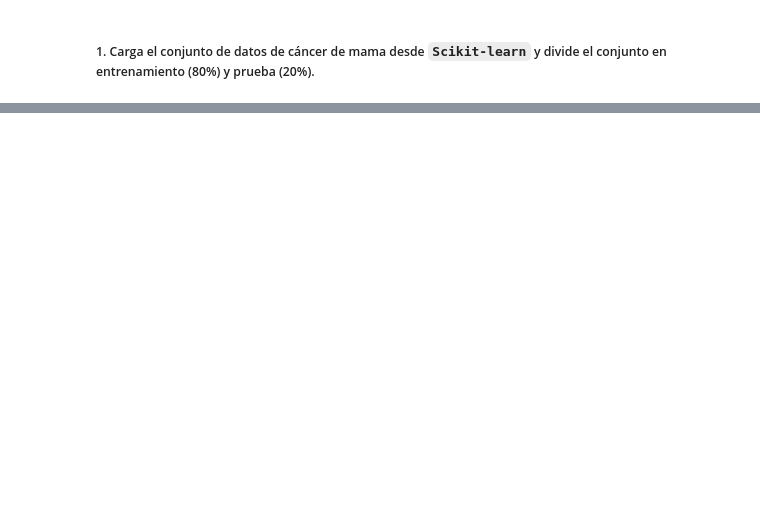
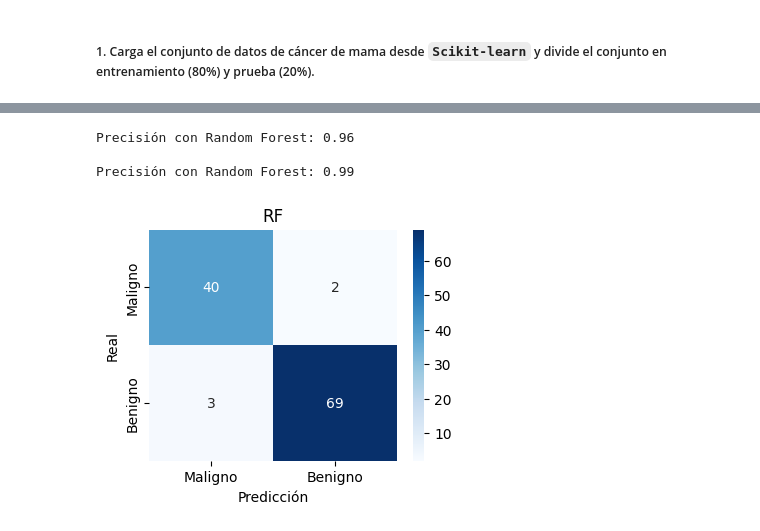
Before and after one commit to RodrigoRiveraRico/data_science_FCiencias, a Jupyter notebook: Clase_10/Clase_10.ipynb, the cells around one changed output, grey strips where cells are left out. Cells and saved outputs as stored; diff of their text form; code cells hidden in the pictures; blank space fills up the shorter version.

```diff
--- a/Clase_10/Clase_10.ipynb
+++ b/Clase_10/Clase_10.ipynb
@@ -239,0 +331,23 @@ array=[0. 0. 0. 0. 0. 0. 0. 0. 0. 0. 0. 0. 0. 0. 0. 0. 0. 0. 0. 1. 1. 1. 0. 0.
+# %%
+rf = RandomForestClassifier(n_estimators=100, max_depth=5, random_state=seed)
+
+rf.fit(X_train, y_train)
+
+accuracy = accuracy_score(y_test, rf.predict(X_test))
+
+print(f"\nPrecisión con Random Forest: {accuracy:.2f}")
+print(f"\nPrecisión con Random Forest: {accuracy_score(y_train, rf.predict(X_train)):.2f}")
+
+cm_rf = confusion_matrix(y_test, rf.predict(X_test))
+
+plt.figure(figsize=(4, 3))
+sns.heatmap(cm_rf, annot=True, fmt='d', cmap='Blues', xticklabels=['Maligno','Benigno'], yticklabels=['Maligno','Benigno'])
+plt.title("RF")
+plt.xlabel('Predicción')
+plt.ylabel('Real')
+plt.show()
+# %% [output]
+Precisión con Random Forest: 0.96
+
+Precisión con Random Forest: 0.99
+[figure, added]
```
Also changed, not shown: parts of 20 cells of this notebook.
